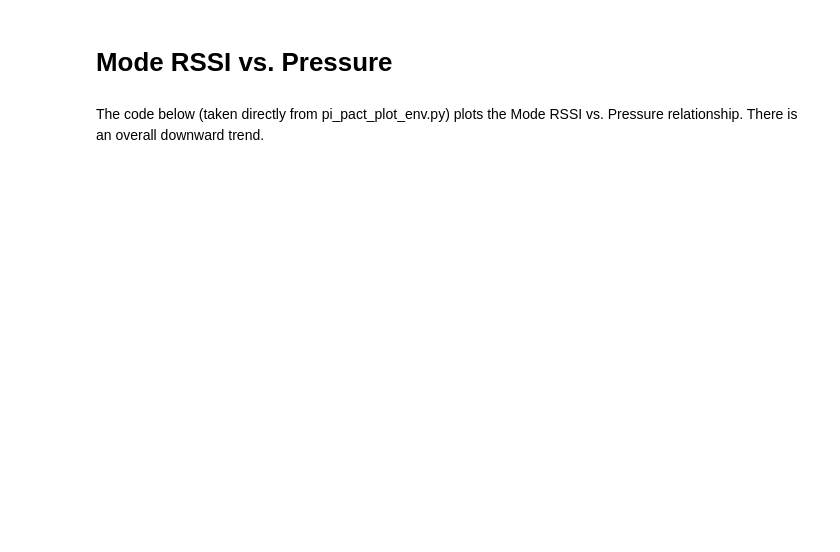
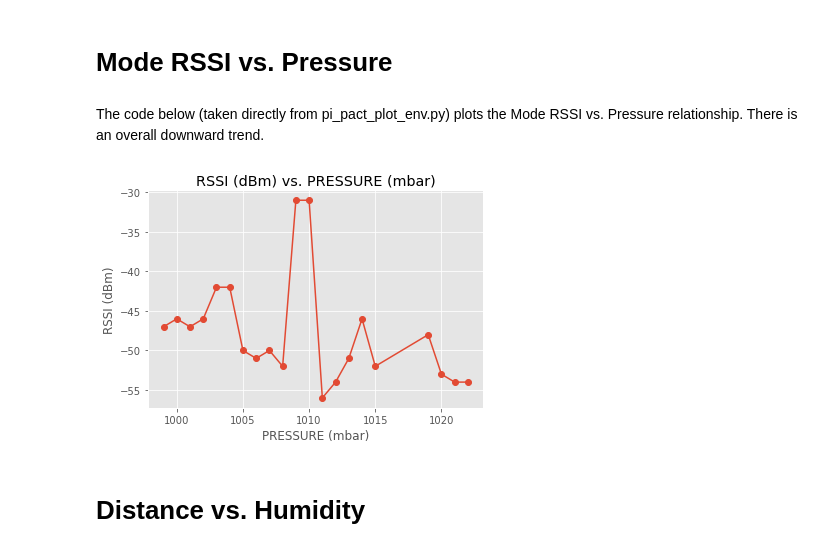
Before and after one commit to Winner-exe/piPACT, a Jupyter notebook: data-analysis/pi_pact_data_analysis.ipynb, the cells around one changed output. Saved outputs shown, nothing was run; the diff lists cells and outputs as text; code cells hidden in the pictures; blank space fills up the shorter version.

```diff
--- a/data-analysis/pi_pact_data_analysis.ipynb
+++ b/data-analysis/pi_pact_data_analysis.ipynb
@@ -180,0 +177,22 @@ INDEPEND_UNITS: str = 'mbar'
+# %%
+# Take the mode RSSI value from each unique independent varaible value
+RP_data = data.drop(['TEMPERATURE', 'HUMIDITY', 'DISTANCE'], 1)
+modes: pd.DataFrame = pd.DataFrame(columns=[DEPEND, INDEPEND])
+for value in RP_data[INDEPEND].unique():
+    datapart: pd.DataFrame = RP_data.query(f'{INDEPEND} == {value}')
+    datapart = datapart.agg(func='mode')
+    modes = modes.append([datapart])
+# %%
+# Plot a line plot depicting the relationship between RSSI and some other variable
+style.use("ggplot")
+fig, axs = plt.subplots()
+axs.plot(modes[INDEPEND], modes[DEPEND], marker='o')
+axs.set_xlabel(f'{INDEPEND} ({INDEPEND_UNITS})')
+axs.set_ylabel(f'{DEPEND} ({DEPEND_UNITS})')
+axs.set_title(f'{DEPEND} ({DEPEND_UNITS}) vs. {INDEPEND} ({INDEPEND_UNITS})')
+
+plt.show()
+# %% [output]
+[figure, added]
+# %% [markdown]
+# Distance vs. Humidity
```
Also changed, not shown: parts of 19 cells of this notebook.
